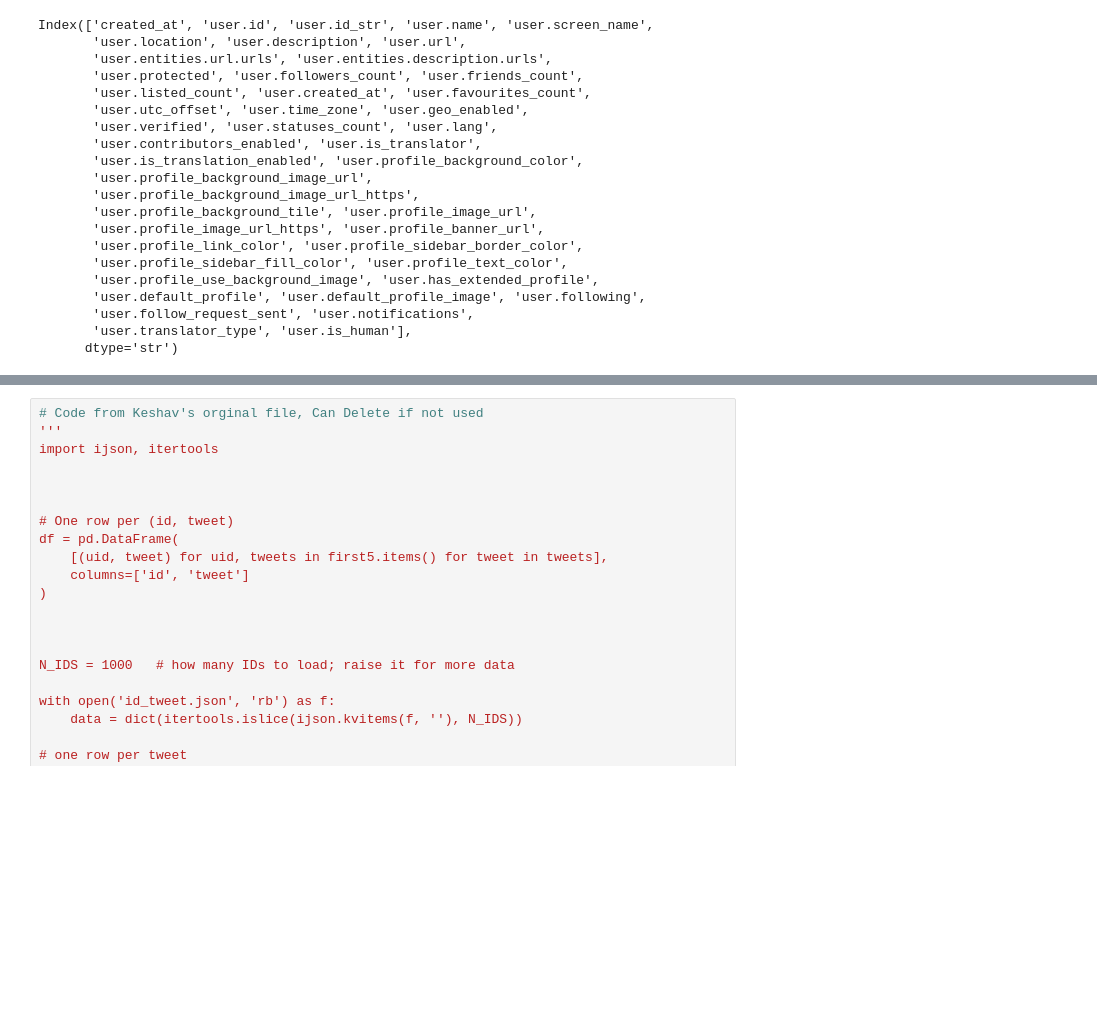
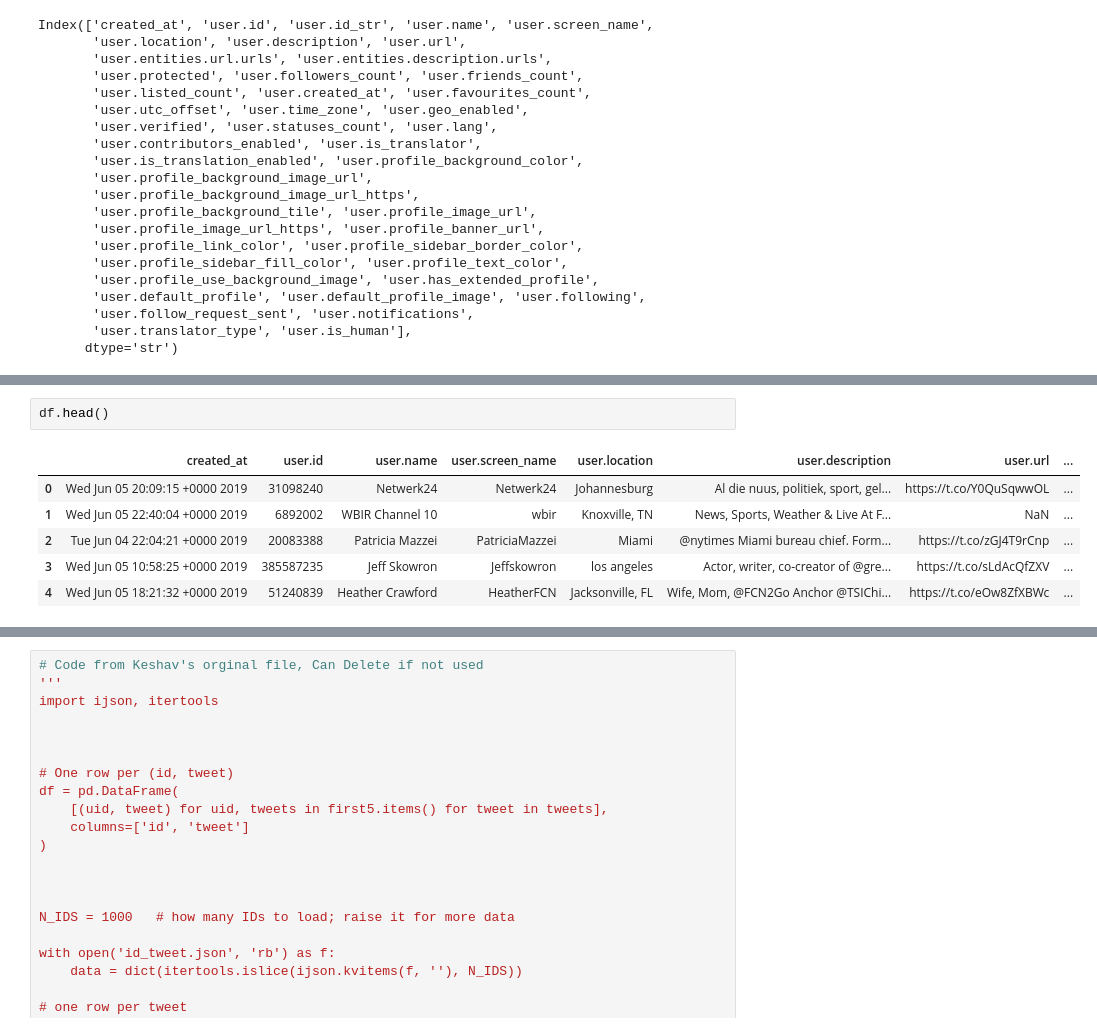
Before and after one commit to jakemacGrad/ML_Final_Project, a Jupyter notebook: final_data.ipynb, the cells around one changed output, grey strips where cells are left out. Saved outputs shown, nothing was run; the diff lists cells and outputs as text; blank space fills up the shorter version.

```diff
--- a/final_data.ipynb
+++ b/final_data.ipynb
@@ -66,0 +98,9 @@ Index(['created_at', 'user.id', 'user.id_str', 'user.name', 'user.screen_name',
+# %%
+df.head()
+# %% [output]
+|  | created_at | user.id | user.name | user.screen_name | user.location | user.description | user.url | ... |
+| 0 | Wed Jun 05 20:09:15 +0000 2019 | 31098240 | Netwerk24 | Netwerk24 | Johannesburg | Al die nuus, politiek, sport, gel... | https://t.co/Y0QuSqwwOL | ... |
+| 1 | Wed Jun 05 22:40:04 +0000 2019 | 6892002 | WBIR Channel 10 | wbir | Knoxville, TN | News, Sports, Weather & Live At F... | NaN | ... |
+| 2 | Tue Jun 04 22:04:21 +0000 2019 | 20083388 | Patricia Mazzei | PatriciaMazzei | Miami | @nytimes Miami bureau chief. Form... | https://t.co/zGJ4T9rCnp | ... |
+| 3 | Wed Jun 05 10:58:25 +0000 2019 | 385587235 | Jeff Skowron | Jeffskowron | los angeles | Actor, writer, co-creator of @gre... | https://t.co/sLdAcQfZXV | ... |
+| 4 | Wed Jun 05 18:21:32 +0000 2019 | 51240839 | Heather Crawford | HeatherFCN | Jacksonville, FL | Wife, Mom, @FCN2Go Anchor @TSIChi... | https://t.co/eOw8ZfXBWc | ... |
```
Also changed, not shown: parts of 7 cells of this notebook.
